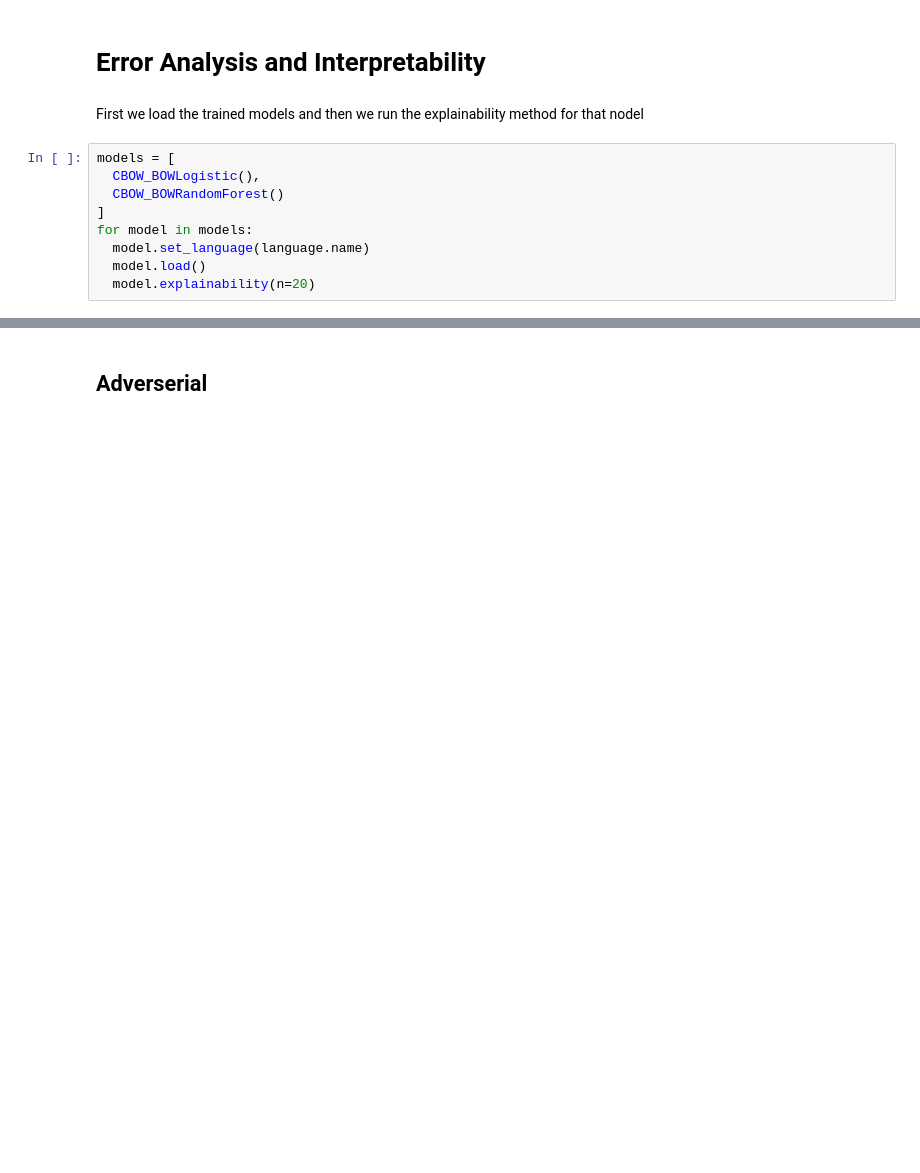
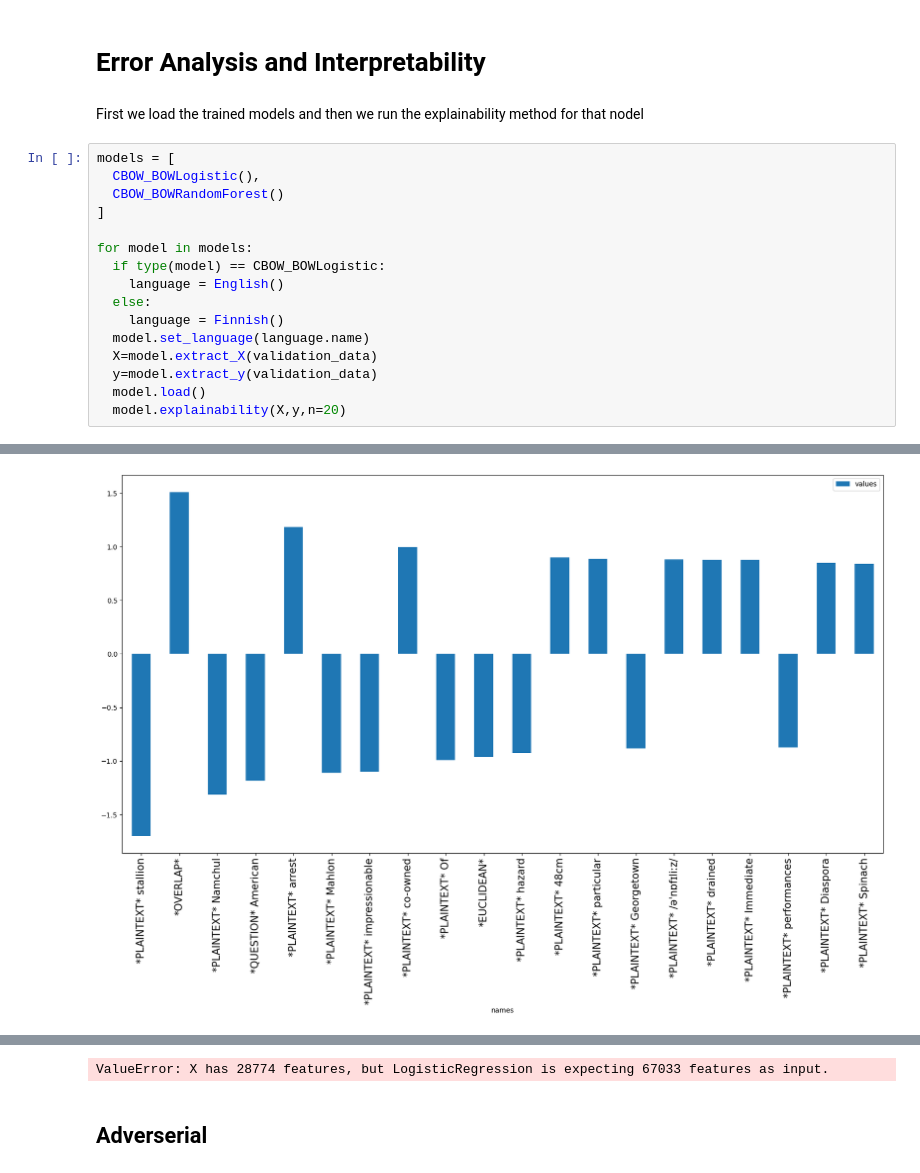
Before and after one commit to christianjensen2903/NLP-2022, a Jupyter notebook: notebook.ipynb, the cells around one changed output, grey strips where cells are left out. Drawn from its saved outputs; the diff is of its cells as text; blank space fills up the shorter version.

```diff
--- a/notebook.ipynb
+++ b/notebook.ipynb
@@ -270,7 +311,15 @@ models = [
   CBOW_BOWLogistic(),
   CBOW_BOWRandomForest()
 ]
+
 for model in models:
+  if type(model) == CBOW_BOWLogistic:
+    language = English()
+  else:
+    language = Finnish()
   model.set_language(language.name)
+  X=model.extract_X(validation_data)
+  y=model.extract_y(validation_data)
   model.load()
-  model.explainability(n=20)
+  model.explainability(X,y,n=20)
+# %% [output]
@@ -276,0 +330 @@ for model in models:
+[figure, added]
@@ -277,3 +343,4 @@ for model in models:
+ValueError: X has 28774 features, but LogisticRegression is expecting 67033 features as input.
 # %% [markdown]
 ## Adverserial
 # %%
```
Also changed, not shown: parts of 6 cells of this notebook, 6 other files.
